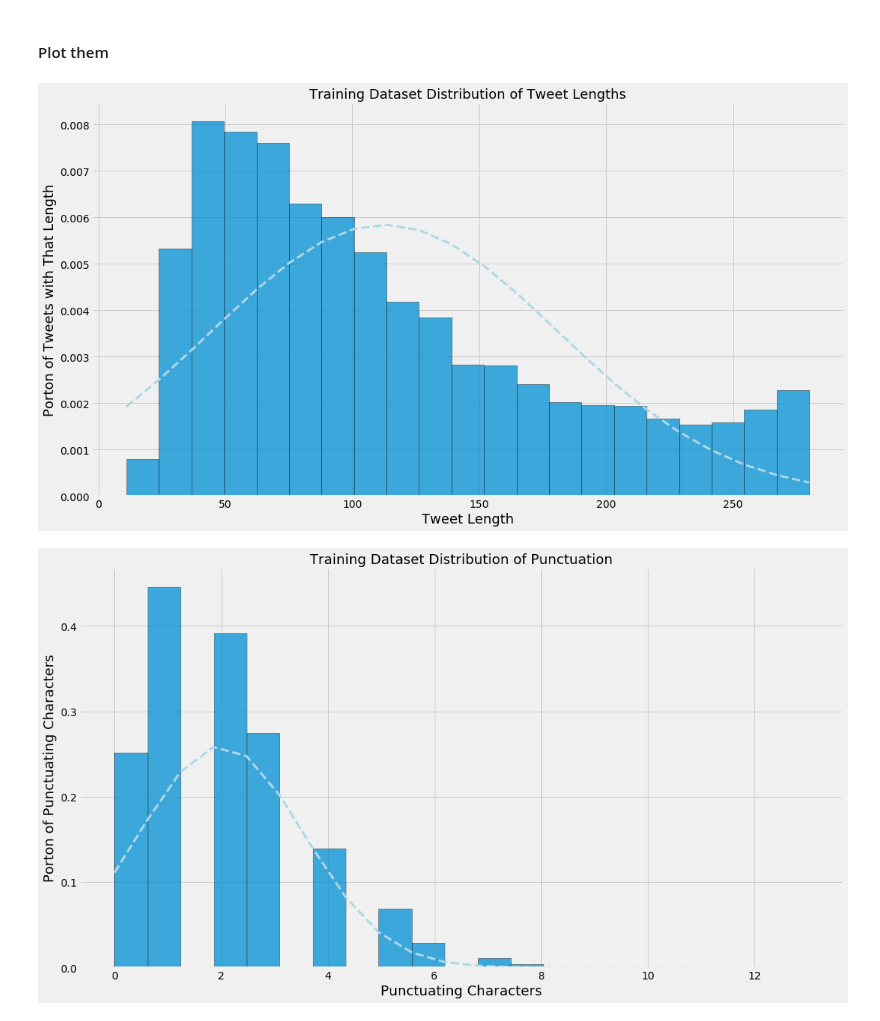
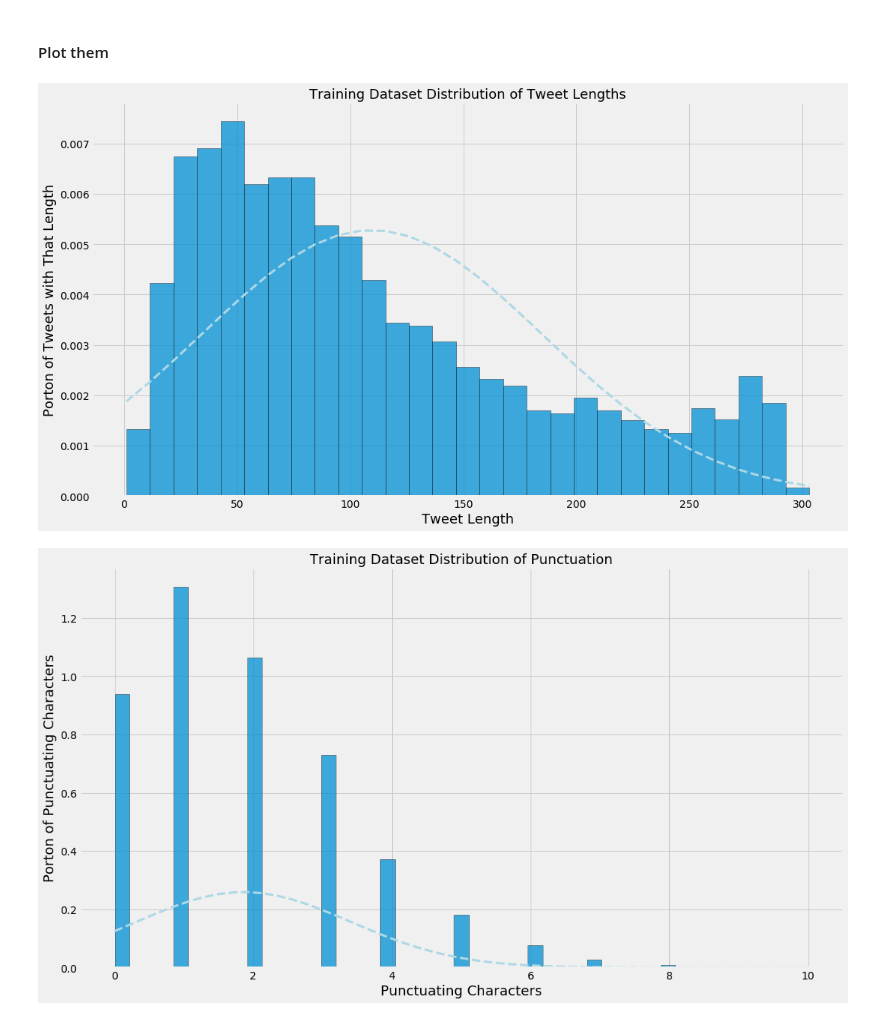
Before and after one commit to segalgouldn/Senior-Project-Subtweets, a Jupyter notebook: development/classifier_creator.ipynb, the cells around one changed output. Drawn from its saved outputs; the diff is of its cells as text; code cells hidden in the pictures.

```diff
--- a/development/classifier_creator.ipynb
+++ b/development/classifier_creator.ipynb
@@ -111,3 +115,11 @@ Wall time: 11.4 s
+# %%
+new_non_subtweets_data = []
+for tweet in non_subtweets_data:
+    tokens = tokenizer.tokenize(tweet)
+    english_tokens = [english_dict.check(token) for token in tokens]
+    percent_english_words = sum(english_tokens)/len(english_tokens)
+    if percent_english_words >= 0.5:
+        new_non_subtweets_data.append(tweet)
 # %% [markdown]
 #### Show examples
 # %%
@@ -125,13 +137,13 @@ Non-subtweets dataset example:
 # %% [markdown]
 #### Find the length of the smaller dataset
 # %%
-smallest_length = len(min([subtweets_data, non_subtweets_data], key=len))
+smallest_length = len(min([new_subtweets_data, new_non_subtweets_data], key=len))
 # %% [markdown]
 #### Cut both down to be the same length
 # %%
-subtweets_data = subtweets_data[:smallest_length]
+subtweets_data = new_subtweets_data[:smallest_length]
 # %%
-non_subtweets_data = non_subtweets_data[:smallest_length]
+non_subtweets_data = new_non_subtweets_data[:smallest_length]
 # %%
 print("Smallest dataset length: {}".format(len(non_subtweets_data)))
 # %% [output]
@@ -719,7 +815,11 @@ length_std = length_data_for_stats.describe().Length[2]
 fig = plt.figure(figsize=(16, 9))
 ax = fig.add_subplot(111)
 
-n, bins, patches = ax.hist(length_data, bins="doane", edgecolor="black", density=True, alpha=0.75)
+n, bins, patches = ax.hist(length_data,
+                           bins="scott",
+                           edgecolor="black",
+                           density=True,
+                           alpha=0.75)
 
 length_line = scipy.stats.norm.pdf(bins, length_mean, length_std)
 ax.plot(bins, length_line, "--", linewidth=3, color="lightblue")
@@ -730,26 +830,30 @@ ax.set_ylabel("Porton of Tweets with That Length", fontsize=18);
 
 plt.show()
 # %% [output]
-[figure, old version]
+[figure, new version]
 # %%
 punctuation_mean = punctuation_data_for_stats.describe().Punctuation[1]
 punctuation_std = punctuation_data_for_stats.describe().Punctuation[2]
 
 fig = plt.figure(figsize=(16, 9))
 ax = fig.add_subplot(111)
 
-n, bins, patches = ax.hist(punctuation_data, bins="doane", edgecolor="black", density=True, alpha=0.75)
+n, bins, patches = ax.hist(punctuation_data,
+                           bins="scott",
+                           edgecolor="black",
+                           density=True,
+                           alpha=0.75)
 
 punctution_line = scipy.stats.norm.pdf(bins, punctuation_mean, punctuation_std)
 ax.plot(bins, punctution_line, "--", linewidth=3, color="lightblue")
 
 ax.set_title("Training Dataset Distribution of Punctuation", fontsize=18)
 ax.set_xlabel("Punctuating Characters", fontsize=18)
 ax.set_ylabel("Porton of Punctuating Characters", fontsize=18)
 
 plt.show()
 # %% [output]
-[figure, old version]
+[figure, new version]
 # %%
 stop_words_mean = stop_words_data_for_stats.describe()["Stop words"][1]
 stop_words_std = stop_words_data_for_stats.describe()["Stop words"][2]
```
Also changed, not shown: parts of 45 cells of this notebook, 22 other files.
